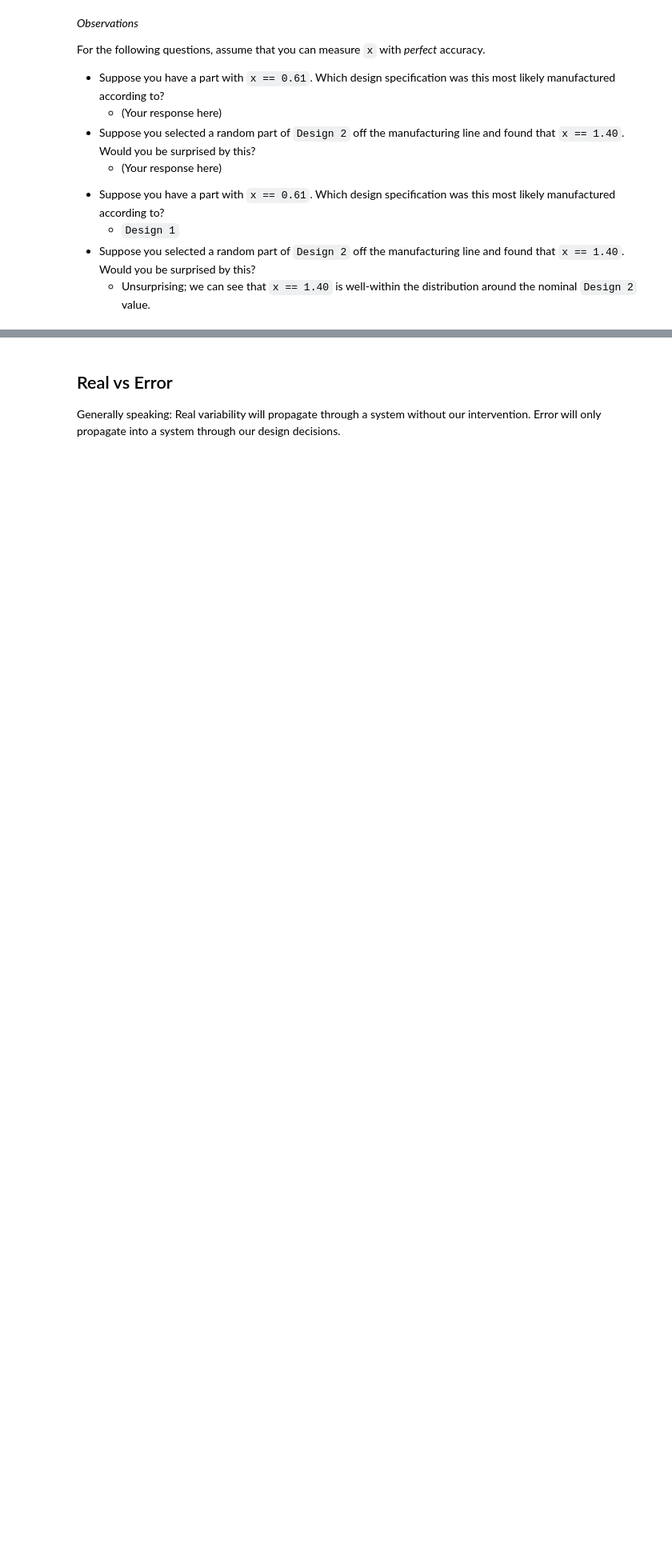
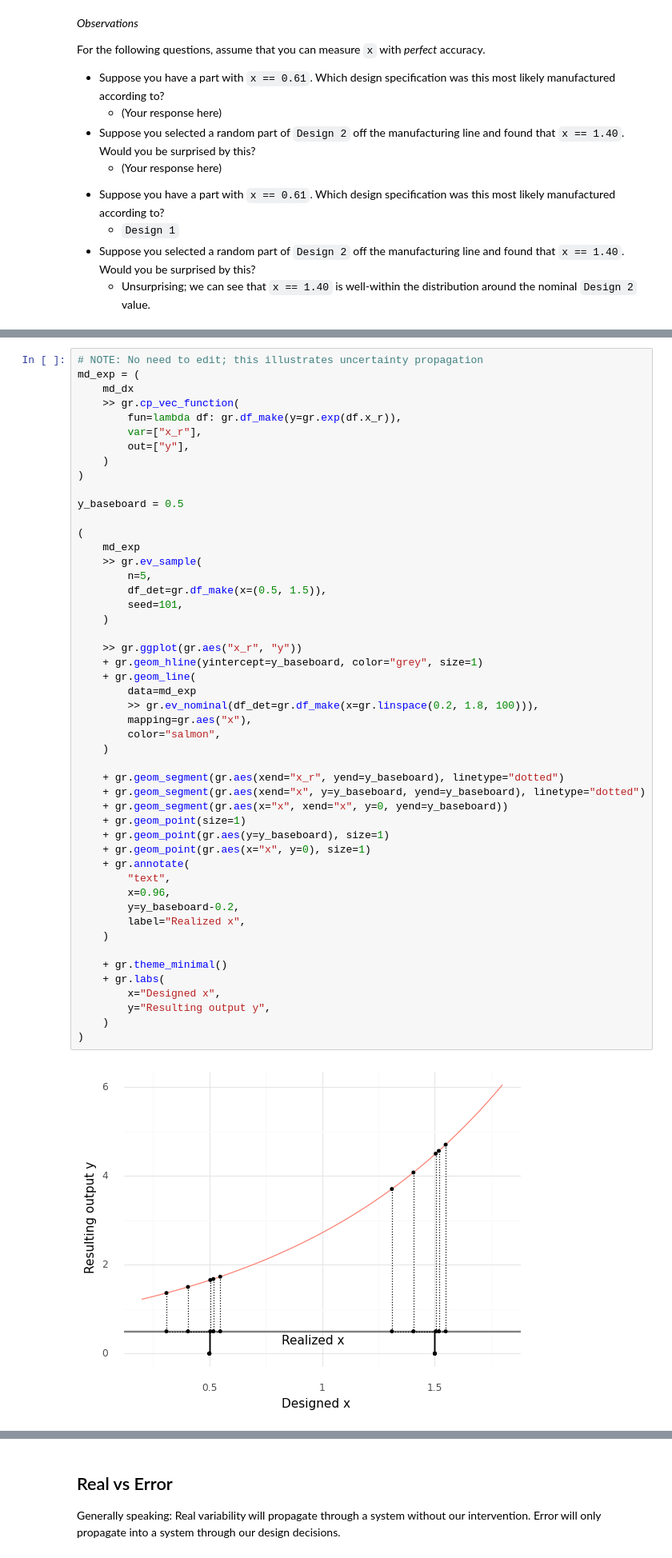
Before and after one commit to zdelrosario/evc-course, a Jupyter notebook: exercises/e-grama08-duu-master.ipynb, the cells around one changed output, grey strips where cells are left out. Shown at 80% size. Drawn from its saved outputs; the diff is of its cells as text; blank space fills up the shorter version.

```diff
--- a/exercises/e-grama08-duu-master.ipynb
+++ b/exercises/e-grama08-duu-master.ipynb
@@ -101,0 +222,51 @@ For the following questions, assume that you can measure `x` with *perfect* accu
+# %%
+# NOTE: No need to edit; this illustrates uncertainty propagation
+md_exp = (
+    md_dx
+    >> gr.cp_vec_function(
+        fun=lambda df: gr.df_make(y=gr.exp(df.x_r)),
+        var=["x_r"],
+        out=["y"],
+    )
+)
+
+y_baseboard = 0.5
+
+(
+    md_exp
+    >> gr.ev_sample(
+        n=5,
+        df_det=gr.df_make(x=(0.5, 1.5)),
+        seed=101,
+    )
+
+    >> gr.ggplot(gr.aes("x_r", "y"))
+    + gr.geom_hline(yintercept=y_baseboard, color="grey", size=1)
+    + gr.geom_line(
+        data=md_exp
+        >> gr.ev_nominal(df_det=gr.df_make(x=gr.linspace(0.2, 1.8, 100))),
+        mapping=gr.aes("x"),
+        color="salmon",
+    )
+
+    + gr.geom_segment(gr.aes(xend="x_r", yend=y_baseboard), linetype="dotted")
+    + gr.geom_segment(gr.aes(xend="x", y=y_baseboard, yend=y_baseboard), linetype="dotted")
+    + gr.geom_segment(gr.aes(x="x", xend="x", y=0, yend=y_baseboard))
+    + gr.geom_point(size=1)
+    + gr.geom_point(gr.aes(y=y_baseboard), size=1)
+    + gr.geom_point(gr.aes(x="x", y=0), size=1)
+    + gr.annotate(
+        "text",
+        x=0.96,
+        y=y_baseboard-0.2,
+        label="Realized x",
+    )
+
+    + gr.theme_minimal()
+    + gr.labs(
+        x="Designed x",
+        y="Resulting output y",
+    )
+)
+# %% [output]
+[figure, added]
```
Also changed, not shown: parts of 27 cells of this notebook.
